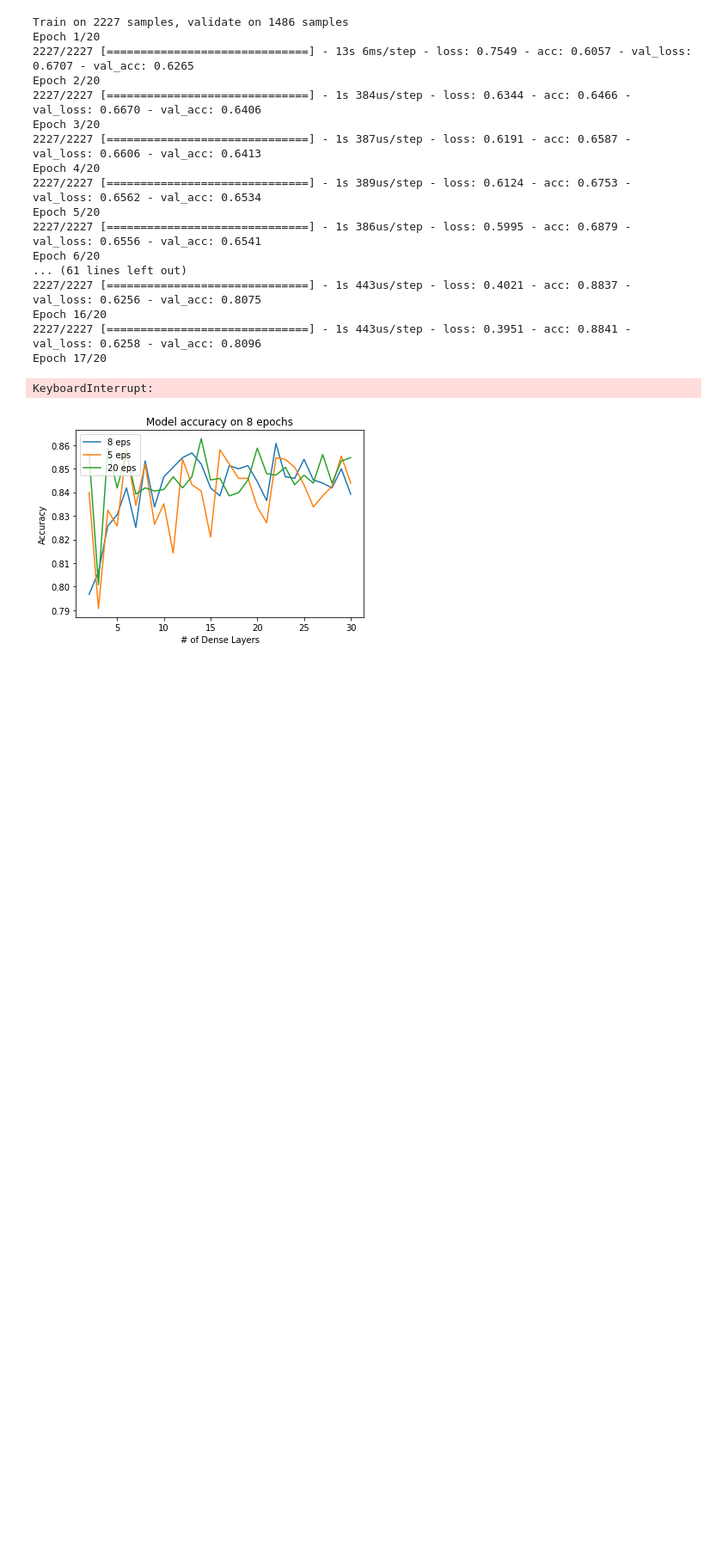
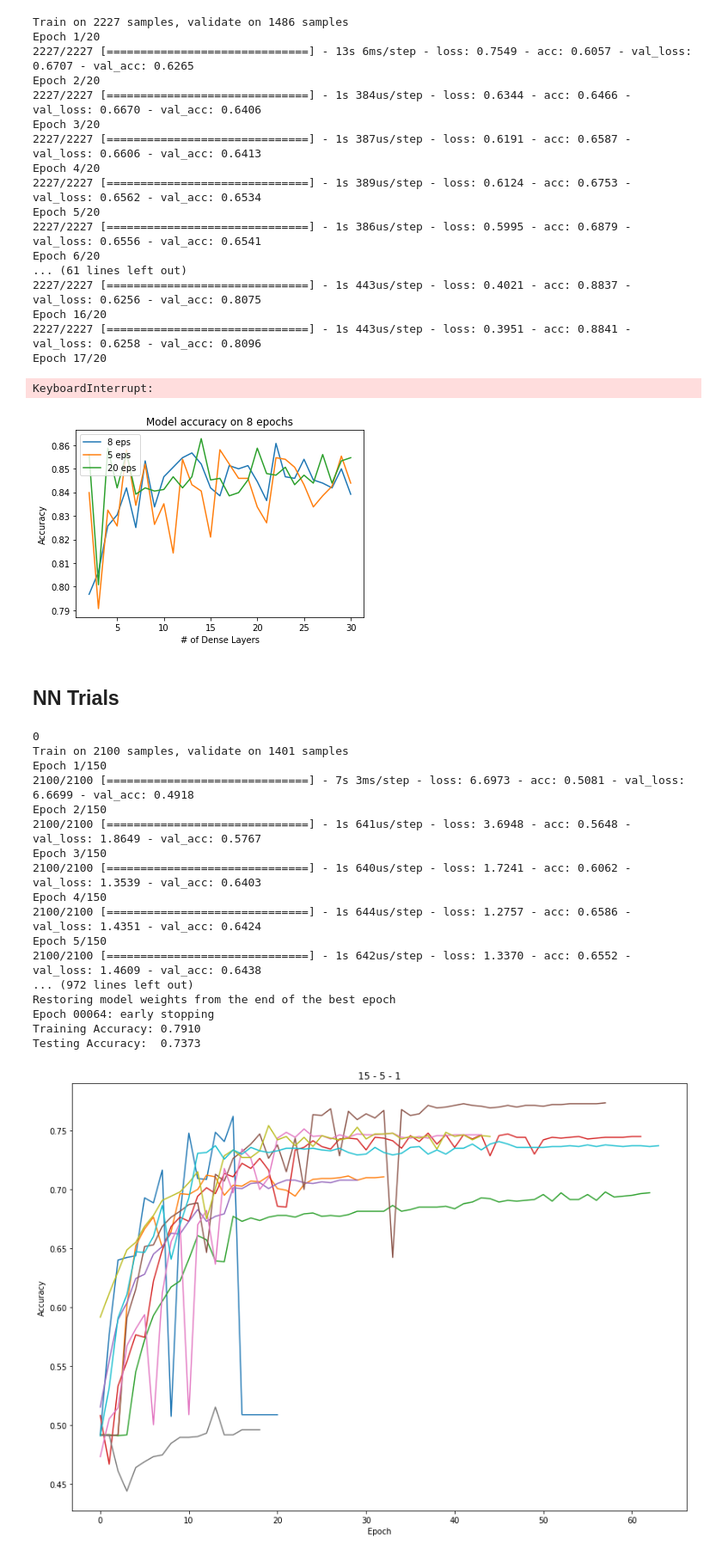
Before and after one commit to G2-IT-Group/external-resource-models, a Jupyter notebook: erinnordquist/fetch_files/vectorize.ipynb, the cells around one changed output. Shown at 86% size. Cells and saved outputs as stored; diff of their text form; code cells hidden in the pictures; blank space fills up the shorter version.

```diff
--- a/erinnordquist/fetch_files/vectorize.ipynb
+++ b/erinnordquist/fetch_files/vectorize.ipynb
@@ -423,3 +443,52 @@ plt.legend(['8 eps', '5 eps','20 eps'], loc='upper left')
 plt.show()
 # %% [output]
 [figure]
+# %% [markdown]
+## NN Trials
+# %%
+import keras
+import matplotlib.pyplot as plt
+from keras.callbacks import EarlyStopping, ReduceLROnPlateau
+from numpy.random import seed
+callbacks = [EarlyStopping(monitor='val_loss', min_delta=.0001, patience=5, verbose=1, mode='auto', baseline=None, restore_best_weights=True),
+             ReduceLROnPlateau(monitor='val_loss', factor=0.1, patience=3, verbose=1, mode='auto', min_delta=0.0001, cooldown=0, min_lr=0)]
+plt.figure(figsize=(14,10))
+for i in range(10):
+    print(i)
+    seed(i)
+    model = Sequential()
+    model.add(layers.Dense(15, input_dim=X_train.shape[1], activation='relu'))
+    #model.add(layers.Dropout(0.1))
+    model.add(layers.Dense(5, activation='relu'))
+    #model.add(layers.Dropout(0.1))
+    model.add(layers.Dense(1, activation='sigmoid'))
+    model.compile(loss='binary_crossentropy', optimizer=keras.optimizers.Adam(lr=0.00001, beta_1=0.9, beta_2=0.999, epsilon=None, decay=0.0, amsgrad=False), metrics=['accuracy'])
+    history = model.fit(X_train,Y_train, epochs=150, verbose=1, callbacks=callbacks, validation_data=(X_test,Y_test), batch_size=10)
+    loss, accuracy = model.evaluate(X_train, Y_train, verbose=False)
+    print("Training Accuracy: {:.4f}".format(accuracy))
+    loss, accuracy = model.evaluate(X_test, Y_test, verbose=False)
+    print("Testing Accuracy:  {:.4f}".format(accuracy))
+    plt.plot(history.history['val_acc'])
+plt.ylabel('Accuracy')
+plt.xlabel('Epoch')
+plt.title('15 - 5 - 1')
+plt.show()
+# %% [output]
+0
+Train on 2100 samples, validate on 1401 samples
+Epoch 1/150
+2100/2100 [==============================] - 7s 3ms/step - loss: 6.6973 - acc: 0.5081 - val_loss: 6.6699 - val_acc: 0.4918
+Epoch 2/150
+2100/2100 [==============================] - 1s 641us/step - loss: 3.6948 - acc: 0.5648 - val_loss: 1.8649 - val_acc: 0.5767
+Epoch 3/150
+2100/2100 [==============================] - 1s 640us/step - loss: 1.7241 - acc: 0.6062 - val_loss: 1.3539 - val_acc: 0.6403
+Epoch 4/150
+2100/2100 [==============================] - 1s 644us/step - loss: 1.2757 - acc: 0.6586 - val_loss: 1.4351 - val_acc: 0.6424
+Epoch 5/150
+2100/2100 [==============================] - 1s 642us/step - loss: 1.3370 - acc: 0.6552 - val_loss: 1.4609 - val_acc: 0.6438
+... (972 lines left out)
+Restoring model weights from the end of the best epoch
+Epoch 00064: early stopping
+Training Accuracy: 0.7910
+Testing Accuracy:  0.7373
+[figure, added]
```
Also changed, not shown: parts of 17 cells of this notebook, 6 other files.
